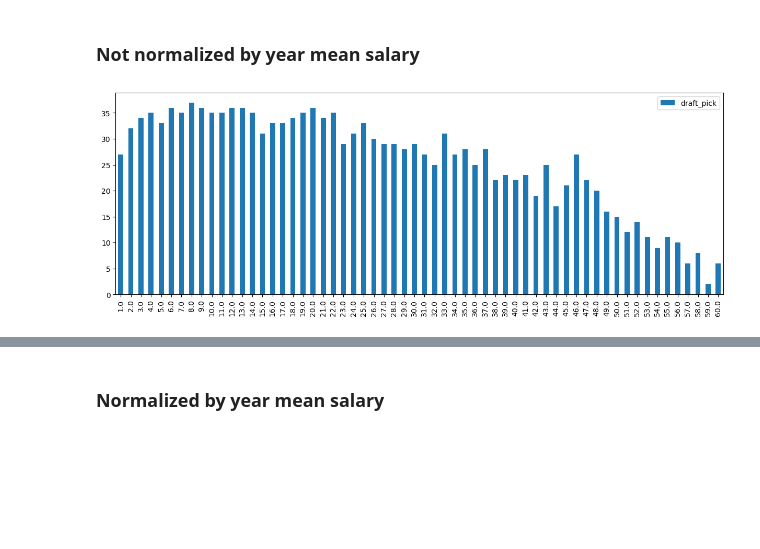
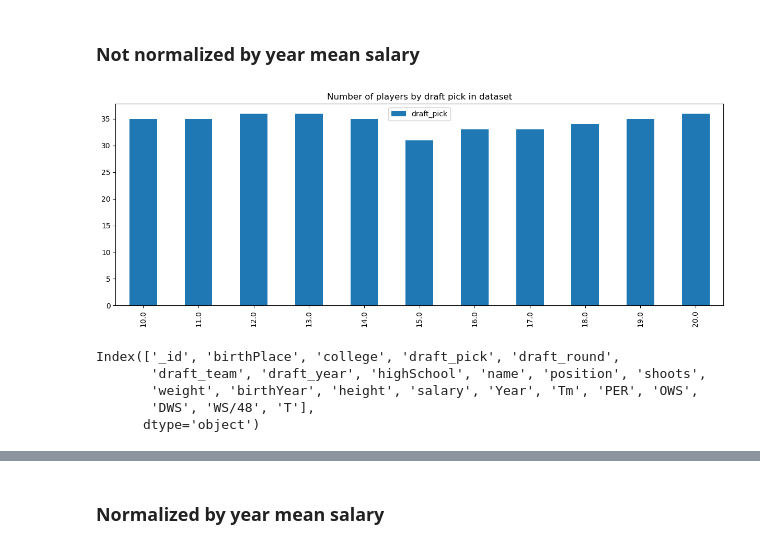
Before and after one commit to YoavMeiri/causalProject, a Jupyter notebook: code/preliminary_data_analysis.ipynb, the cells around one changed output, grey strips where cells are left out. Cells and saved outputs as stored; diff of their text form; code cells hidden in the pictures; blank space fills up the shorter version.

```diff
--- a/code/preliminary_data_analysis.ipynb
+++ b/code/preliminary_data_analysis.ipynb
@@ -121,6 +127,19 @@ ps_df.head(5)
 | 4 | abdelal01 | Cairo, Egypt | Duke University | 25 | 1.0 | Portland Trail Blazers | 1990.0 | Bloomfield in Bloomfield, New Jersey | Alaa Abdelnaby | ... |
 # %%
 p_stats_df = pd.read_csv(r'data\Seasons_Stats.csv')
+print(len(p_stats_df))
 p_stats_df = p_stats_df.rename(columns={'Player': 'name'})
-p_stats_df = p_stats_df[['name', 'Year', 'Tm', 'PER', 'PTS', 'TS%', 'MP', 'OWS', 'DWS', 'WS/48', 'FG%', 'AST']]
+p_stats_df = p_stats_df[['name',
+                         'Year',
+                         'Tm',
+                         'PER',
+                        #  'PTS',
+                        #  'TS%',
+                        #  'MP',
+                         'OWS',
+                         'DWS',
+                         'WS/48',
+                        #  'FG%',
+                        #  'AST'
+                         ]]
 ps_df = pd.merge(ps_df, p_stats_df, on=['name', 'Year'], how='left')
@@ -202,16 +259,30 @@ plt.show()
 # %% [markdown]
 ### Not normalized by year mean salary
 # %%
-upper_bound = 1
-lower_bound = 60 # This is lower because it refers to decreasing placement
+pd.options.mode.chained_assignment = None  # default='warn'
+
+upper_bound = 10
+lower_bound = 20 # This is lower because it refers to decreasing placement
 ps_treat_df = ps_df[(ps_df['draft_pick'] <= lower_bound) & (ps_df['draft_pick'] >= upper_bound)] # Keep only relevant players who were selected between places 28-33
 
 # 1- better placement, 0- worse placement
-ps_treat_df['T'] = ps_treat_df['draft_pick'].apply(lambda x: 1 if x <= upper_bound + (lower_bound - upper_bound)/2 else 0).to_numpy()
-
-avg_treat_salary = ps_treat_df[['PER', '_id', 'salary', 'draft_pick', 'draft_year', 'T']].groupby(['_id']).mean().reset_index()
+# ps_treat_df['T'] = ps_treat_df['draft_pick'].apply(lambda x: 1 if x <= upper_bound + (lower_bound - upper_bound)/2 else 0).to_numpy()
+ps_treat_df.loc[ps_treat_df['draft_pick'] <= upper_bound + (lower_bound - upper_bound)/2, 'T'] = 1
+ps_treat_df.loc[ps_treat_df['draft_pick'] > upper_bound + (lower_bound - upper_bound)/2, 'T'] = 0
+ps_treat_df['T'] = ps_treat_df['T'].astype('Int64')
+avg_treat_salary = ps_treat_df[['PER', '_id', 'salary', 'draft_pick', 'draft_year', 'T', 'PER', 'WS/48']].groupby(['_id']).mean().reset_index()
 # %%
 ps_treat_rank_count = avg_treat_salary['draft_pick'].value_counts().to_frame().sort_index().plot.bar(figsize=(15,5))
+plt.title('Number of players by draft pick in dataset')
+plt.show()
 # sns.histplot(data=ps_treat_rank_count, x='index', y='draft_pick')
 # %% [output]
-[figure, old version]
+[figure, new version]
+# %%
+print(ps_treat_df.columns)
+# %% [output]
+Index(['_id', 'birthPlace', 'college', 'draft_pick', 'draft_round',
+       'draft_team', 'draft_year', 'highSchool', 'name', 'position', 'shoots',
+       'weight', 'birthYear', 'height', 'salary', 'Year', 'Tm', 'PER', 'OWS',
+       'DWS', 'WS/48', 'T'],
+      dtype='object')
```
Also changed, not shown: parts of 26 cells of this notebook.
